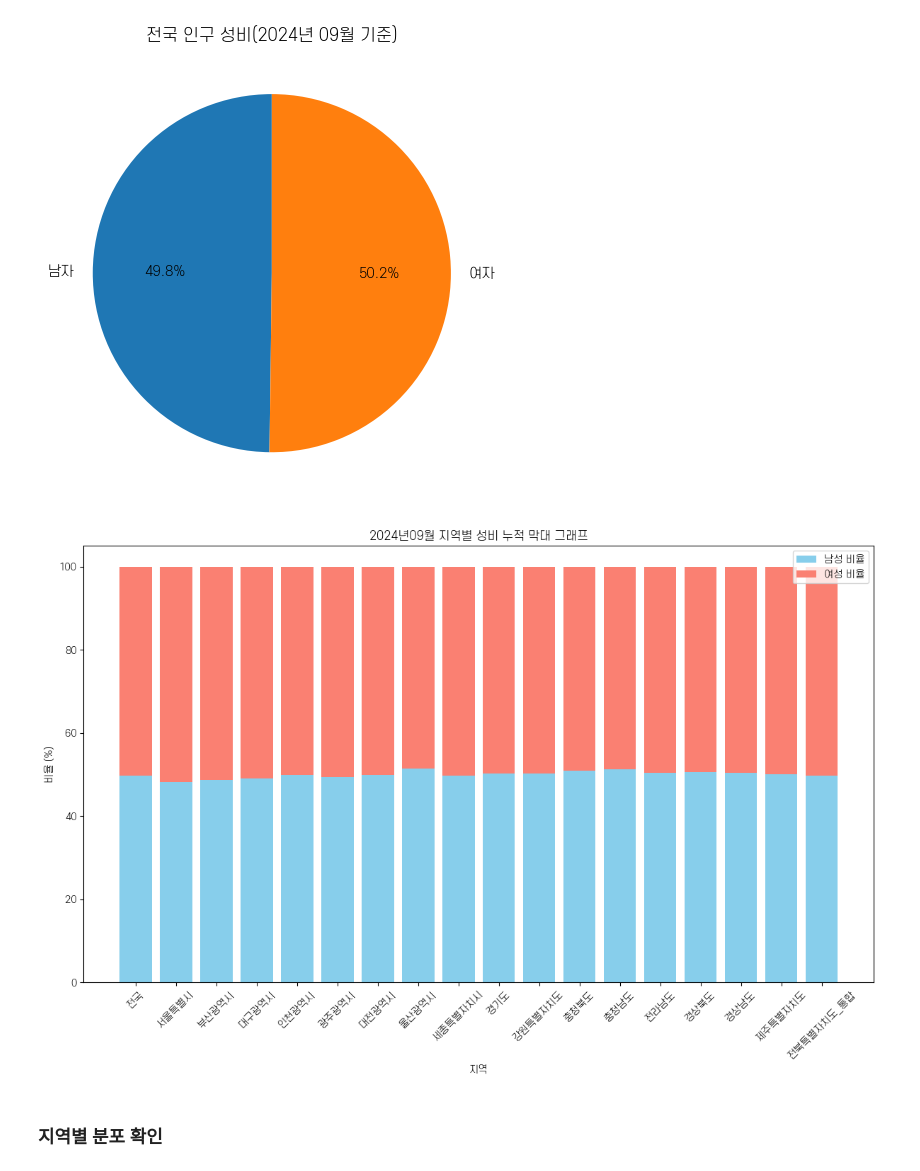
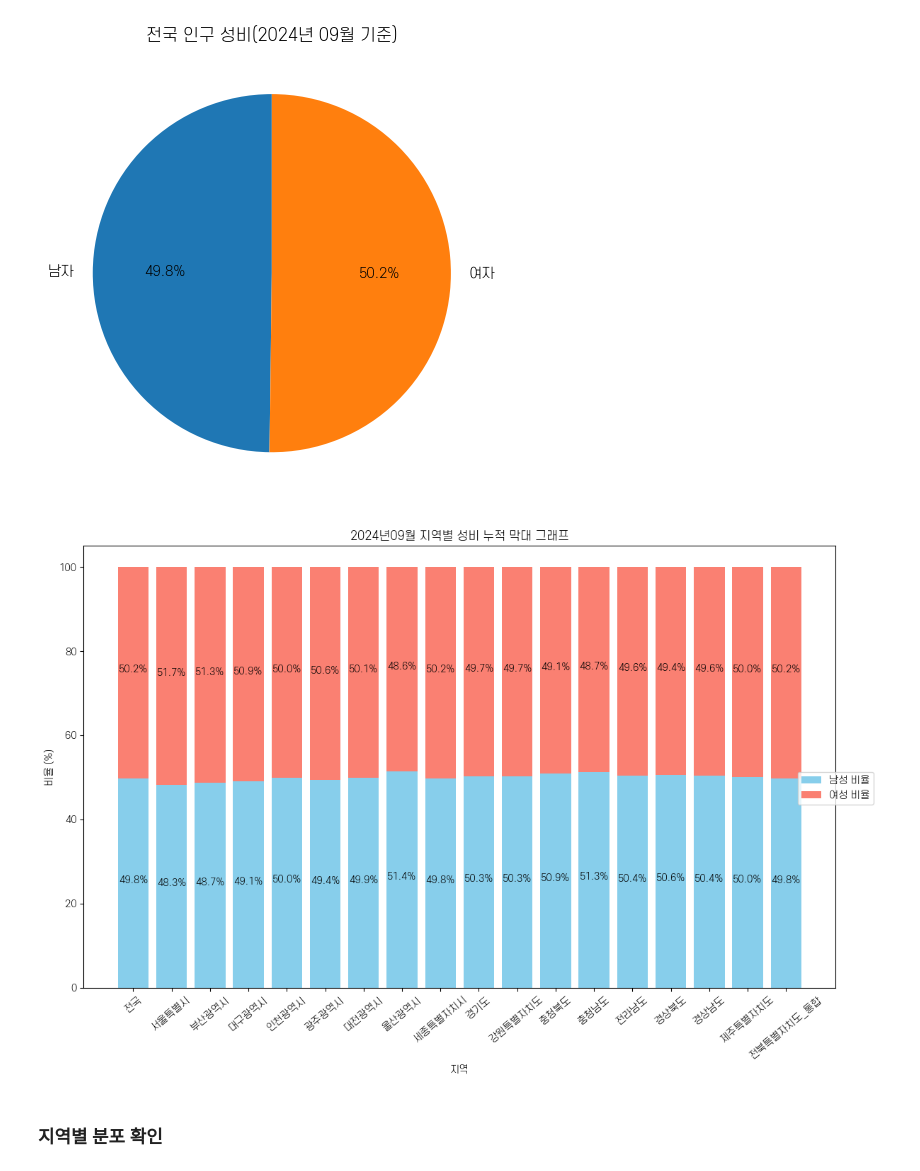
Before and after one commit to HyeonjiKim-edu/DataAnalysis, a Jupyter notebook: 25_파이썬데이터분석_실습_-인구구조데이터(수정).ipynb, the cells around one changed output. Cells and saved outputs as stored; diff of their text form; code cells hidden in the pictures.

```diff
--- a/25_파이썬데이터분석_실습_-인구구조데이터(수정).ipynb
+++ b/25_파이썬데이터분석_실습_-인구구조데이터(수정).ipynb
@@ -479,25 +479,32 @@ plt.show()
 # %%
 # 남성 비율과 여성 비율 계산
 df2['남성 비율'] = df2['2024년09월_남자 인구수'] / (df2['2024년09월_남자 인구수'] + df2['2024년09월_여자 인구수']) * 100
 df2['여성 비율'] = df2['2024년09월_여자 인구수'] / (df2['2024년09월_남자 인구수'] + df2['2024년09월_여자 인구수']) * 100
 
 # 그래프 설정
 plt.figure(figsize=(12, 8))
 
 # 남성 비율과 여성 비율을 누적 막대로 그리기
 plt.bar(df2.index, df2['남성 비율'], label='남성 비율', color='skyblue')
 plt.bar(df2.index, df2['여성 비율'], bottom=df2['남성 비율'], label='여성 비율', color='salmon')
 
+# 각 막대에 비율 텍스트 추가
+for i in range(len(df2)):
+    # 남성 비율 텍스트
+    plt.text(i, df2['남성 비율'].iloc[i] / 2, f"{df2['남성 비율'].iloc[i]:.1f}%", ha='center', color='black')
+    # 여성 비율 텍스트
+    plt.text(i, df2['남성 비율'].iloc[i] + df2['여성 비율'].iloc[i] / 2, f"{df2['여성 비율'].iloc[i]:.1f}%", ha='center', color='black')
+
 # 레이블 설정
-plt.xticks(rotation=45)
+plt.xticks(rotation=40)
 plt.xlabel('지역')
 plt.ylabel('비율 (%)')
 plt.title('2024년09월 지역별 성비 누적 막대 그래프')
-plt.legend()
+plt.legend(loc='upper center', bbox_to_anchor=(1, 0.5))
 plt.tight_layout()
 plt.show()
 # %% [output]
-[figure, old version]
+[figure, new version]
 # %% [markdown]
 ### 지역별 분포 확인
 # %%
```
